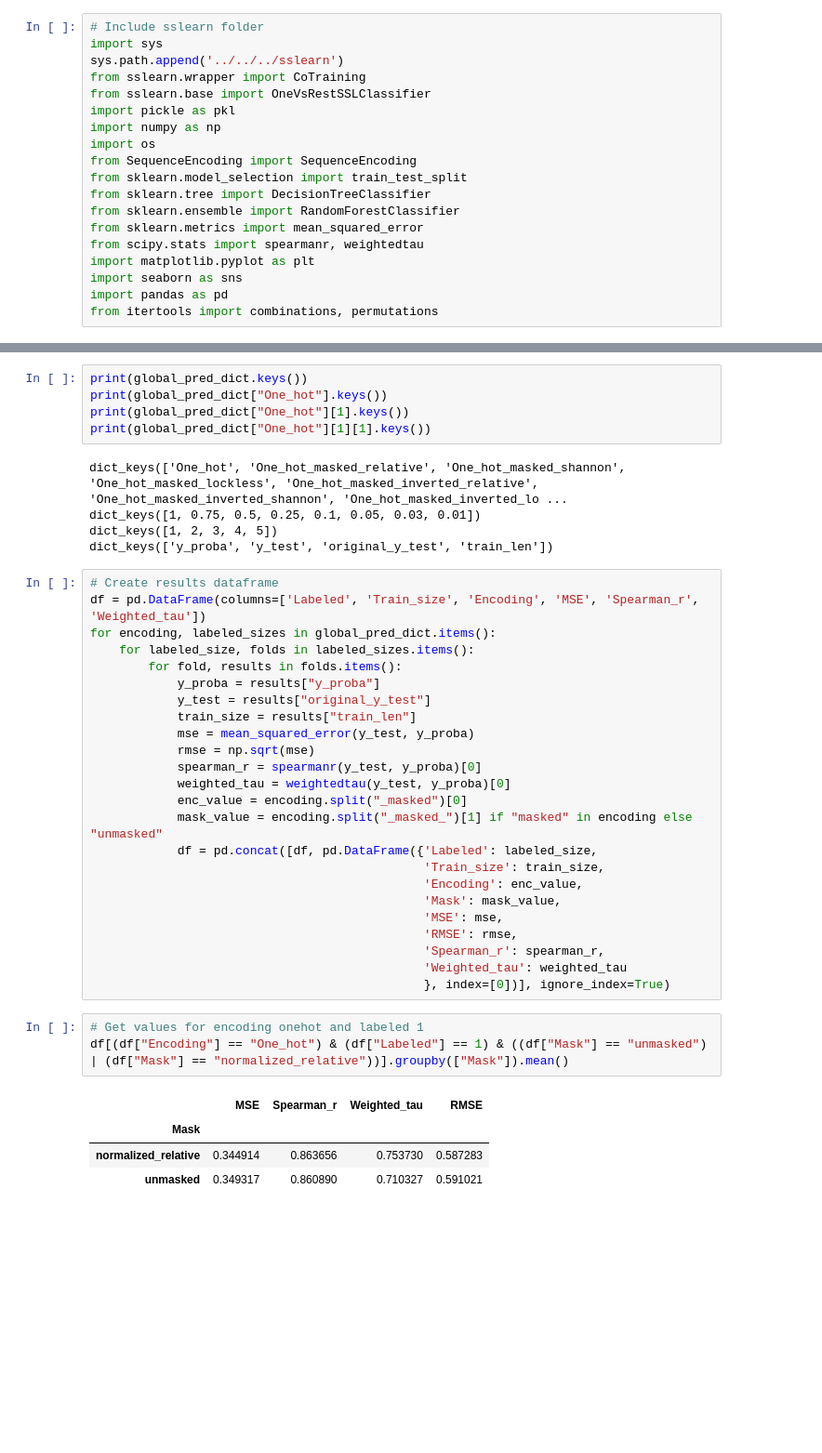
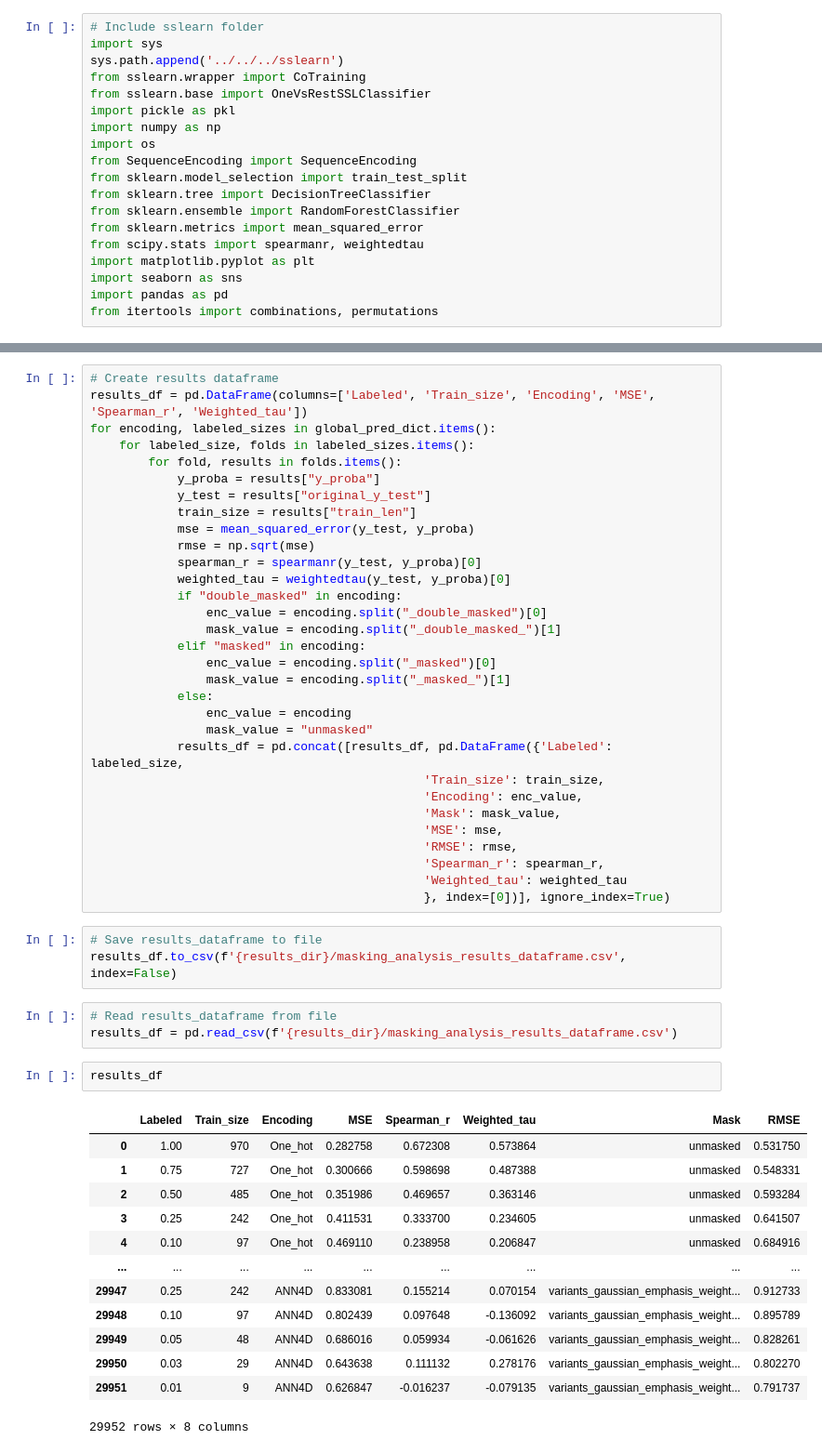
Before and after one commit to JoseBarbero/MultiencodingFitnessPrediction, a Jupyter notebook: Encodings/Masking_analysis.ipynb, the cells around one changed output, grey strips where cells are left out. Shown at 93% size. Cells and saved outputs as stored; diff of their text form; blank space fills up the shorter version.

```diff
--- a/Encodings/Masking_analysis.ipynb
+++ b/Encodings/Masking_analysis.ipynb
@@ -46,16 +88,6 @@ for enc in encodings:
-# %%
-print(global_pred_dict.keys())
-print(global_pred_dict["One_hot"].keys())
-print(global_pred_dict["One_hot"][1].keys())
-print(global_pred_dict["One_hot"][1][1].keys())
-# %% [output]
-dict_keys(['One_hot', 'One_hot_masked_relative', 'One_hot_masked_shannon', 'One_hot_masked_lockless', 'One_hot_masked_inverted_relative', 'One_hot_masked_inverted_shannon', 'One_hot_masked_inverted_lo ...
-dict_keys([1, 0.75, 0.5, 0.25, 0.1, 0.05, 0.03, 0.01])
-dict_keys([1, 2, 3, 4, 5])
-dict_keys(['y_proba', 'y_test', 'original_y_test', 'train_len'])
 # %%
 # Create results dataframe
-df = pd.DataFrame(columns=['Labeled', 'Train_size', 'Encoding', 'MSE', 'Spearman_r', 'Weighted_tau'])
+results_df = pd.DataFrame(columns=['Labeled', 'Train_size', 'Encoding', 'MSE', 'Spearman_r', 'Weighted_tau'])
 for encoding, labeled_sizes in global_pred_dict.items():
     for labeled_size, folds in labeled_sizes.items():
         for fold, results in folds.items():
@@ -66,9 +98,16 @@ for encoding, labeled_sizes in global_pred_dict.items():
             rmse = np.sqrt(mse)
             spearman_r = spearmanr(y_test, y_proba)[0]
             weighted_tau = weightedtau(y_test, y_proba)[0]
-            enc_value = encoding.split("_masked")[0]
-            mask_value = encoding.split("_masked_")[1] if "masked" in encoding else "unmasked"
-            df = pd.concat([df, pd.DataFrame({'Labeled': labeled_size,
+            if "double_masked" in encoding:
+                enc_value = encoding.split("_double_masked")[0]
+                mask_value = encoding.split("_double_masked_")[1]
+            elif "masked" in encoding:
+                enc_value = encoding.split("_masked")[0]
+                mask_value = encoding.split("_masked_")[1]
+            else:
+                enc_value = encoding
+                mask_value = "unmasked"
+            results_df = pd.concat([results_df, pd.DataFrame({'Labeled': labeled_size,
                                               'Train_size': train_size,
                                               'Encoding': enc_value,
                                               'Mask': mask_value,
@@ -77,11 +116,25 @@ for encoding, labeled_sizes in global_pred_dict.items():
                                               'Spearman_r': spearman_r,
                                               'Weighted_tau': weighted_tau
                                               }, index=[0])], ignore_index=True)
-# %%
-# Get values for encoding onehot and labeled 1
-df[(df["Encoding"] == "One_hot") & (df["Labeled"] == 1) & ((df["Mask"] == "unmasked") | (df["Mask"] == "normalized_relative"))].groupby(["Mask"]).mean()
-# %% [output]
-|  | MSE | Spearman_r | Weighted_tau | RMSE |
-| Mask |  |  |  |  |
-| normalized_relative | 0.344914 | 0.863656 | 0.753730 | 0.587283 |
-| unmasked | 0.349317 | 0.860890 | 0.710327 | 0.591021 |
+# %%
+# Save results_dataframe to file
+results_df.to_csv(f'{results_dir}/masking_analysis_results_dataframe.csv', index=False)
+# %%
+# Read results_dataframe from file
+results_df = pd.read_csv(f'{results_dir}/masking_analysis_results_dataframe.csv')
+# %%
+results_df
+# %% [output]
+|  | Labeled | Train_size | Encoding | MSE | Spearman_r | Weighted_tau | Mask | RMSE |
+| 0 | 1.00 | 970 | One_hot | 0.282758 | 0.672308 | 0.573864 | unmasked | 0.531750 |
+| 1 | 0.75 | 727 | One_hot | 0.300666 | 0.598698 | 0.487388 | unmasked | 0.548331 |
+| 2 | 0.50 | 485 | One_hot | 0.351986 | 0.469657 | 0.363146 | unmasked | 0.593284 |
+| 3 | 0.25 | 242 | One_hot | 0.411531 | 0.333700 | 0.234605 | unmasked | 0.641507 |
+| 4 | 0.10 | 97 | One_hot | 0.469110 | 0.238958 | 0.206847 | unmasked | 0.684916 |
+| ... | ... | ... | ... | ... | ... | ... | ... | ... |
+| 29947 | 0.25 | 242 | ANN4D | 0.833081 | 0.155214 | 0.070154 | variants_gaussian_emphasis_weight... | 0.912733 |
+| 29948 | 0.10 | 97 | ANN4D | 0.802439 | 0.097648 | -0.136092 | variants_gaussian_emphasis_weight... | 0.895789 |
+| 29949 | 0.05 | 48 | ANN4D | 0.686016 | 0.059934 | -0.061626 | variants_gaussian_emphasis_weight... | 0.828261 |
+| 29950 | 0.03 | 29 | ANN4D | 0.643638 | 0.111132 | 0.278176 | variants_gaussian_emphasis_weight... | 0.802270 |
+| 29951 | 0.01 | 9 | ANN4D | 0.626847 | -0.016237 | -0.079135 | variants_gaussian_emphasis_weight... | 0.791737 |
+29952 rows × 8 columns
```
Also changed, not shown: parts of 9 cells of this notebook, 11 other files.
